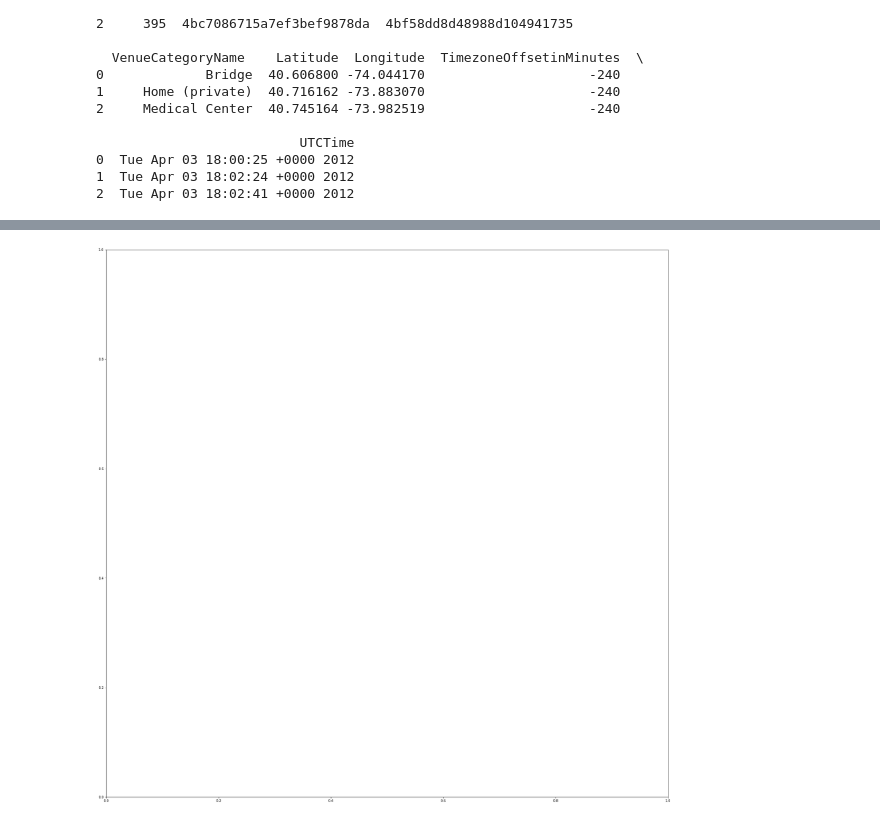
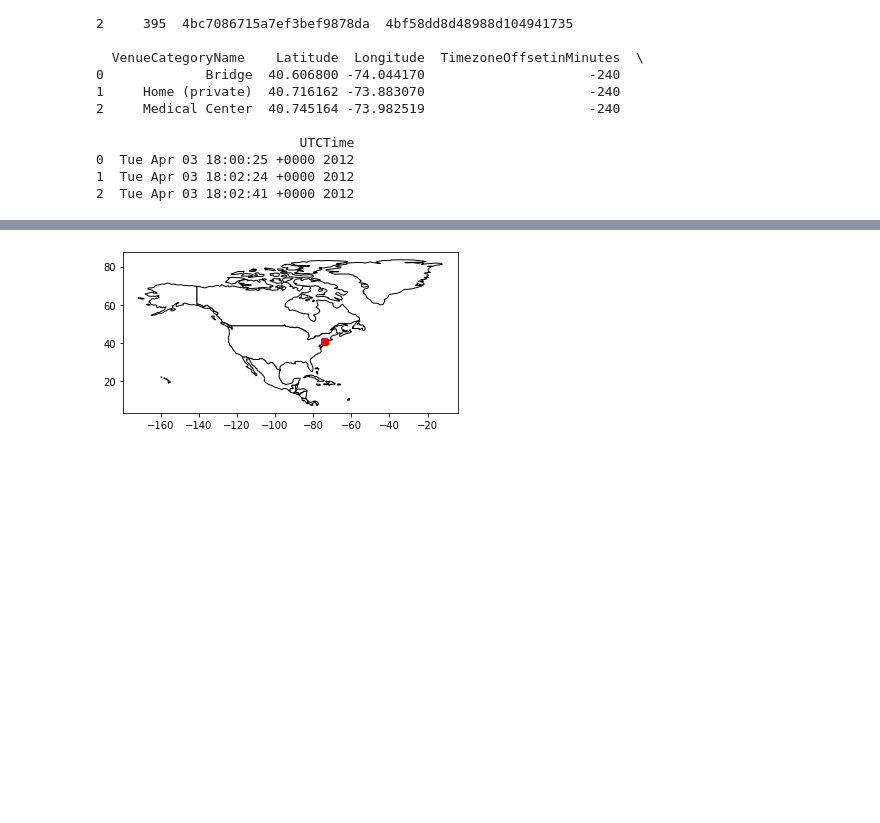
Before and after one commit to youareeverysingleday/MachineLearningAssignments, a Jupyter notebook: codes/3SurveyonUserLocationPredictionbasedonGeoSocialNetworkingData/pyPredictLocation.ipynb, the cells around one changed output, grey strips where cells are left out. Cells and saved outputs as stored; diff of their text form; code cells hidden in the pictures; blank space fills up the shorter version.

```diff
--- a/codes/3SurveyonUserLocationPredictionbasedonGeoSocialNetworkingData/pyPredictLocation.ipynb
+++ b/codes/3SurveyonUserLocationPredictionbasedonGeoSocialNetworkingData/pyPredictLocation.ipynb
@@ -119,10 +133,14 @@ fs_NYC_100 = fs_NYC[:100].copy()
 fs_NYC_gpd = gpd.GeoDataFrame(fs_NYC_100, geometry=gpd.points_from_xy(fs_NYC_100.Longitude, fs_NYC_100.Latitude))
 world = gpd.read_file(gpd.datasets.get_path('naturalearth_lowres'))
 
+# naturalearth_cities, naturalearth_lowres, nybb
 # world.plot()
 # plt.show()
+# North America
+# [world.continent == 'New York']
+# ,figsize=(30,30)
 
-ax = world[world.continent == 'North America'].plot(color='white', edgecolor='black',figsize=(30,30))
+ax = world[world.continent == 'North America'].plot(color='white', edgecolor='black')
 
 fs_NYC_gpd.plot(ax=ax, color='red')
 
@@ -132 +149 @@ OSError: exception: access violation writing 0x0000000000000002
-[figure, old version]
+[figure, new version]
```
Also changed, not shown: parts of 8 cells of this notebook.
